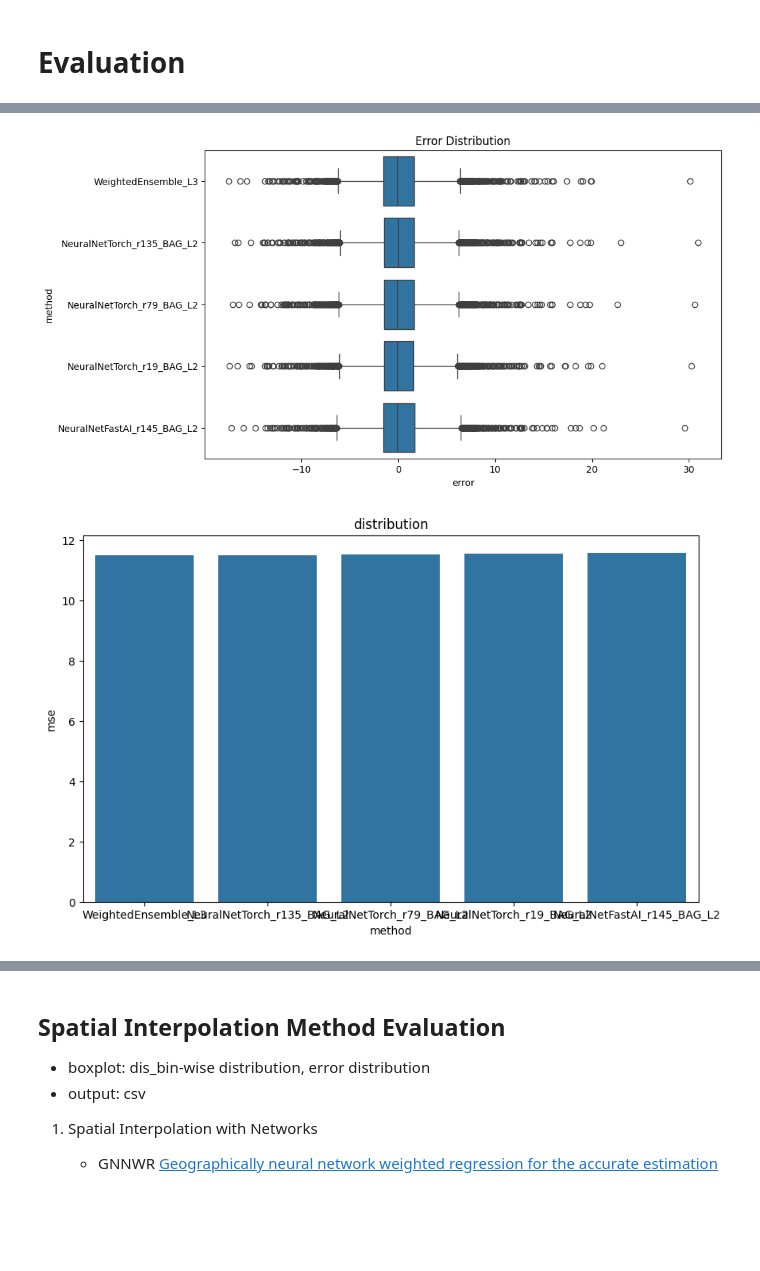
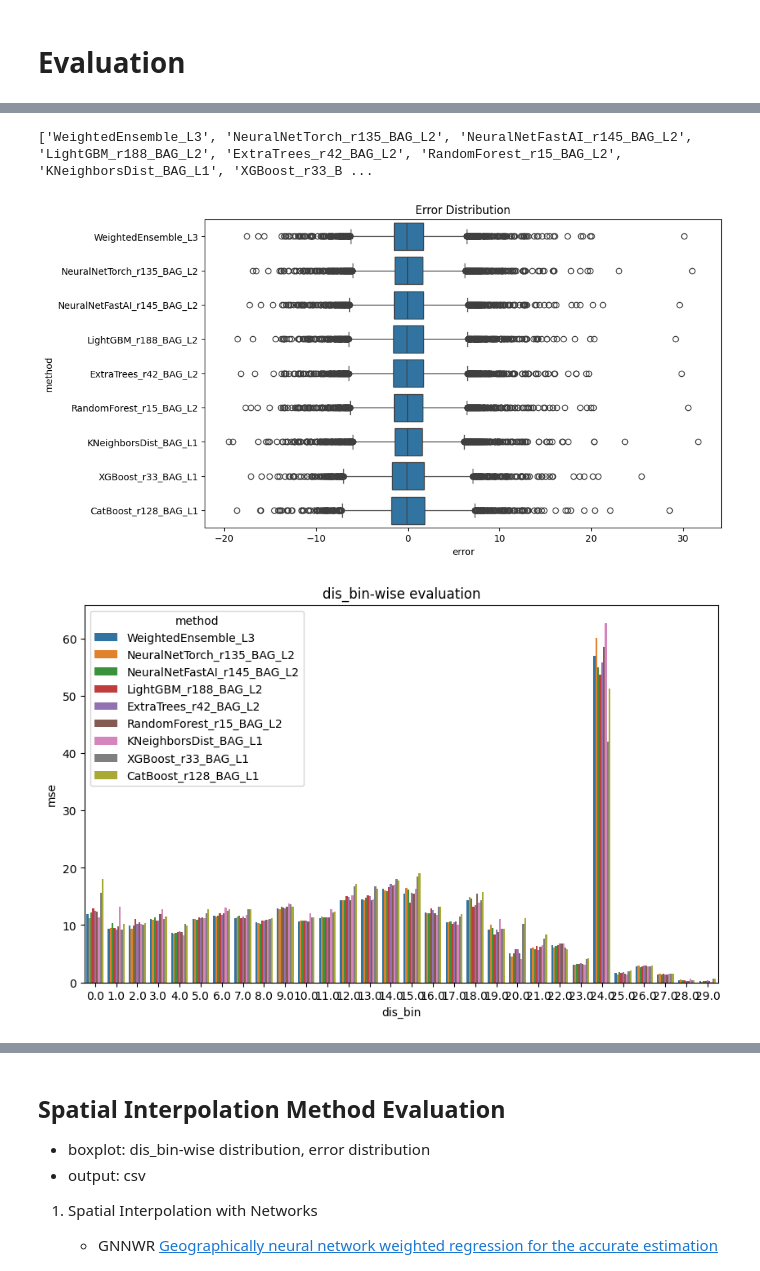
Before and after one commit to go0leum/rockhead_prediction, a Jupyter notebook: evaluation.ipynb, the cells around one changed output, grey strips where cells are left out. Cells and saved outputs as stored; diff of their text form; code cells hidden in the pictures; blank space fills up the shorter version.

Commit message:
Update:evaluation

```diff
--- a/evaluation.ipynb
+++ b/evaluation.ipynb
@@ -9,6 +9,9 @@ import numpy as np
 ml_eval_df = pd.DataFrame(columns=['method', 'mae', 'mse', 'rmse', 'r2', 'adjusted_r2'])
 si_eval_df = pd.DataFrame(columns=['method', 'mae', 'mse', 'rmse', 'r2', 'adjusted_r2'])
 
-ml_error_df = pd.DataFrame(columns=['bin', 'method', 'y_true', 'y_pred', 'error'])
-si_error_df = pd.DataFrame(columns=['bin', 'method', 'y_true', 'y_pred', 'error'])
+ml_bin_eval_df = pd.DataFrame(columns=['method', 'dis_bin', 'mae', 'mse', 'rmse', 'r2', 'adjusted_r2'])
+si_bin_eval_df = pd.DataFrame(columns=['method', 'dis_bin', 'mae', 'mse', 'rmse', 'r2', 'adjusted_r2'])
+
+ml_error_df = pd.DataFrame(columns=['dis_bin', 'method', 'y_true', 'y_pred', 'error'])
+si_error_df = pd.DataFrame(columns=['dis_bin', 'method', 'y_true', 'y_pred', 'error'])
 # %% [markdown]
@@ -24,10 +37,26 @@ test = TabularDataset(test_df.drop(['dis_bin'], axis=1))
 # %%
 predictor = TabularPredictor.load('AutogluonModels\\ag-20241027_050358')
 ld_board = predictor.leaderboard(test, silent=True)
+# %%
+model_list = ['CatBoost', 'ExtraTrees', 'KNeighbors', 'LightGBM', 'NeuralNetFastAI', 'NeuralNetTorch', 'RandomForest', 'WeightedEnsemble', 'XGBoost']
+# %%
+best_model_list = []
+
+for i in range(len(ld_board)):
+
+    for model_type in model_list:
+
+        if model_type in ld_board.model[i]:
+            best_model_list.append(ld_board.model[i])
+            model_list.remove(model_type)
+
+print(best_model_list)
+# %% [output]
+['WeightedEnsemble_L3', 'NeuralNetTorch_r135_BAG_L2', 'NeuralNetFastAI_r145_BAG_L2', 'LightGBM_r188_BAG_L2', 'ExtraTrees_r42_BAG_L2', 'RandomForest_r15_BAG_L2', 'KNeighborsDist_BAG_L1', 'XGBoost_r33_B ...
 # %%
-for i in range(5):
+for model in best_model_list:
 
-    error_df = pd.DataFrame(columns=['bin', 'method', 'y_true', 'y_pred', 'error'])
+    error_df = pd.DataFrame(columns=['dis_bin', 'method', 'y_true', 'y_pred', 'error'])
 
     for bin in test_df['dis_bin'].unique():
 
@@ -36,24 +65,27 @@ for i in range(5):
         X_test_bin = TabularDataset(bin_df.drop(['depth_start', 'dis_bin'], axis=1))
         y_test_bin = bin_df['depth_start'].array
 
-        pred_y = predictor.predict(X_test_bin, ld_board.model[i])
+        pred_y = predictor.predict(X_test_bin, model)
 
-        error = {'bin':np.full(y_test_bin.shape, bin), 'method':np.full(y_test_bin.shape, ld_board.model[i]),'y_true':y_test_bin, 'y_pred':pred_y, 'error':y_test_bin-pred_y}
+        error = {'dis_bin':np.full(y_test_bin.shape, bin), 'method':np.full(y_test_bin.shape, model),'y_true':y_test_bin, 'y_pred':pred_y, 'error':y_test_bin-pred_y}
         error_df = pd.concat([error_df, pd.DataFrame(error)], ignore_index=True)
+
+        mae, mse, rmse, r2, adjusted_r2 = evaluation_utils.evaluation(y_test_bin, pred_y, len(y_test_bin), 7)
+        ml_bin_eval_df.loc[len(ml_bin_eval_df)] = (model, bin, mae, mse, rmse, r2, adjusted_r2)
 
     ml_error_df = pd.concat([ml_error_df, error_df], ignore_index=True)
 
     mae, mse, rmse, r2, adjusted_r2 = evaluation_utils.evaluation(error_df['y_true'], error_df['y_pred'], len(error_df), 7)
-    ml_eval_df.loc[len(ml_eval_df)]=(ld_board.model[i], mae, mse, rmse, r2, adjusted_r2)
+    ml_eval_df.loc[len(ml_eval_df)]=(model, mae, mse, rmse, r2, adjusted_r2)
 # %%
 ml_eval_df.to_csv('data/241027_AutoML_top5_Evaluation(before_aumentation).csv', index=False)
 # %%
 # method-wise error distribution
-evaluation_utils.boxplot_2(ml_error_df, 'error', 'method', 'Error Distribution')
+evaluation_utils.distribution_plot(ml_error_df, 'error', 'method', 'Error Distribution')
 # %% [output]
-[figure, old version]
+[figure, new version]
 # %%
-# dis_bin-wise error distribution
-evaluation_utils.barplot(ml_eval_df, 'method', 'mse', 'distribution')
+# dis_bin-wise evaluation
+evaluation_utils.barplot(ml_bin_eval_df, 'dis_bin', 'mse', 'dis_bin-wise evaluation', hue='method')
 # %% [output]
-[figure, old version]
+[figure, new version]
```
Also changed, not shown: parts of 5 cells of this notebook, 1 other file.
